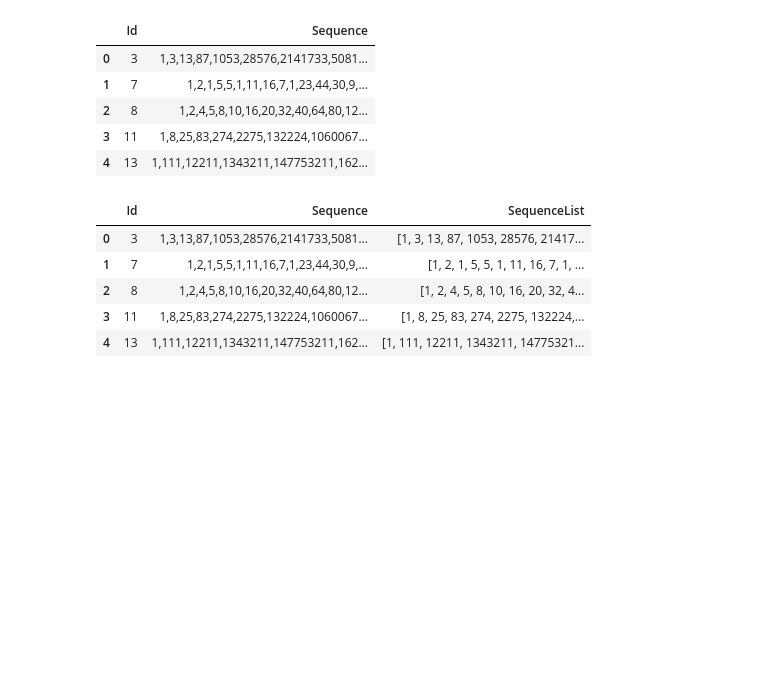
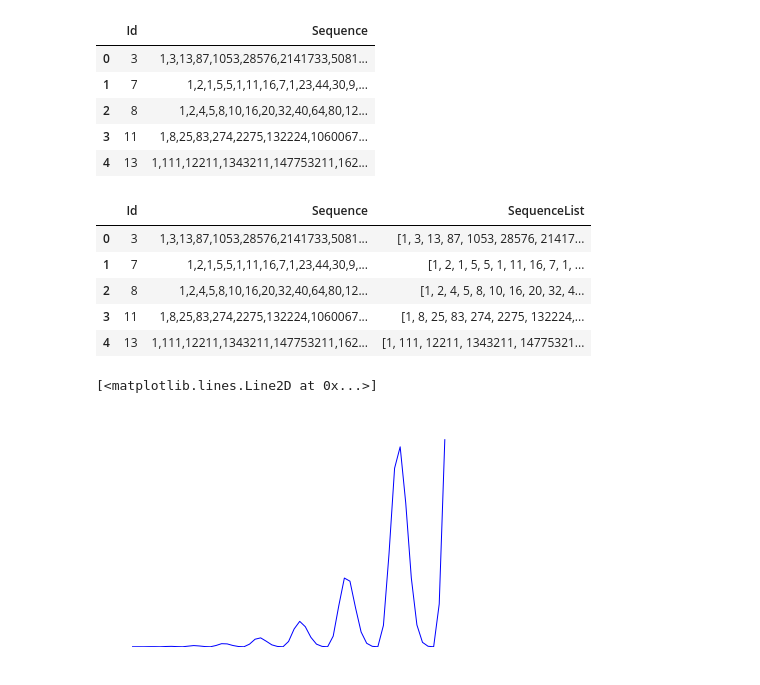
Before and after one commit to gerardobort/kaggle, a Jupyter notebook: integer-sequence-learning/approach2.ipynb, the cells around one changed output. Saved outputs shown, nothing was run; the diff lists cells and outputs as text; code cells hidden in the pictures; blank space fills up the shorter version.

```diff
--- a/integer-sequence-learning/approach2.ipynb
+++ b/integer-sequence-learning/approach2.ipynb
@@ -31,0 +38,8 @@ train.head()
+# %%
+y = train.SequenceList[1]
+x = range(len(y))
+plt.axis('off')
+plt.plot(x, y)
+# %% [output]
+[<matplotlib.lines.Line2D at 0x...>]
+[figure, added]
```
Also changed, not shown: parts of 8 cells of this notebook, 6 other files.
